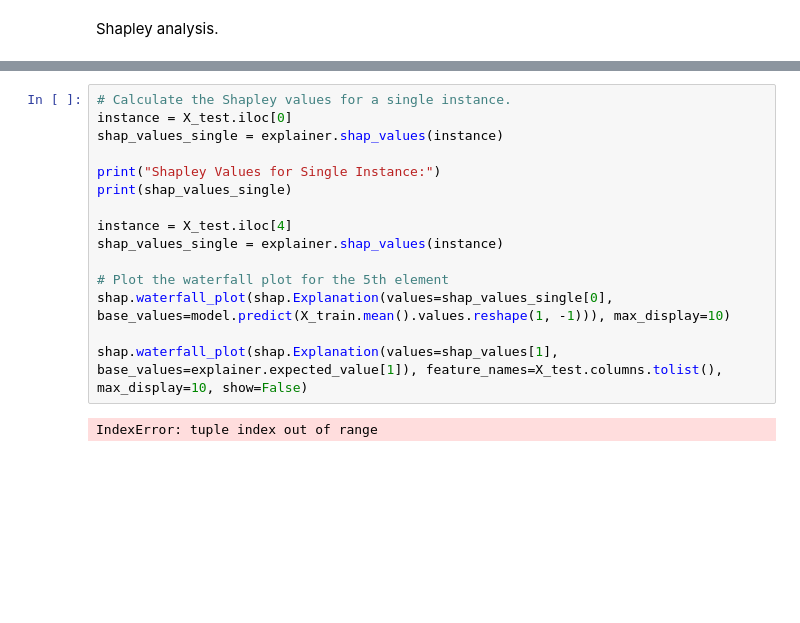
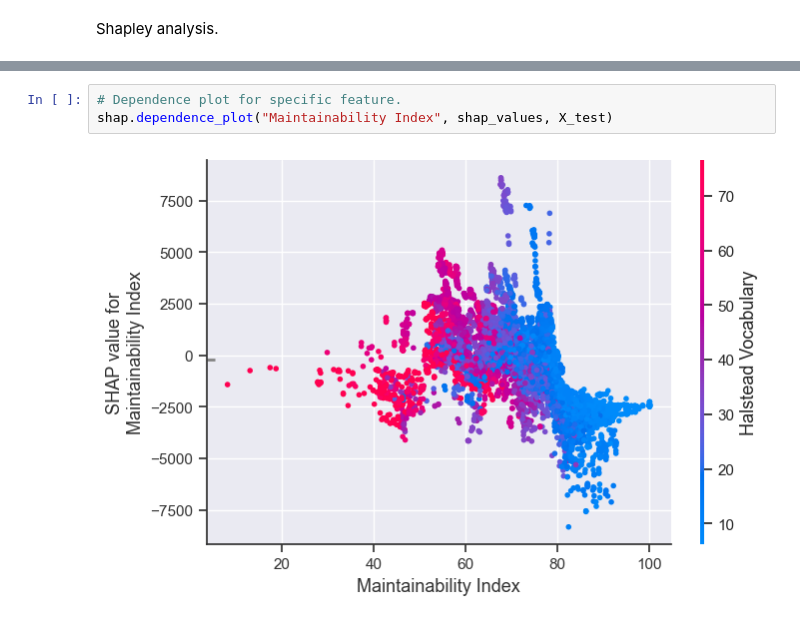
Before and after one commit to qwerltaz/metric-dynamics, a Jupyter notebook: eda.ipynb, the cells around one changed output, grey strips where cells are left out. Cells and saved outputs as stored; diff of their text form; blank space fills up the shorter version.

```diff
--- a/eda.ipynb
+++ b/eda.ipynb
@@ -122,17 +126,5 @@ IndexError: tuple index out of range
-# %%
-# Calculate the Shapley values for a single instance.
-instance = X_test.iloc[0]
-shap_values_single = explainer.shap_values(instance)
-
-print("Shapley Values for Single Instance:")
-print(shap_values_single)
-
-instance = X_test.iloc[4]
-shap_values_single = explainer.shap_values(instance)
-
-# Plot the waterfall plot for the 5th element
-shap.waterfall_plot(shap.Explanation(values=shap_values_single[0], base_values=model.predict(X_train.mean().values.reshape(1, -1))), max_display=10)
-
-shap.waterfall_plot(shap.Explanation(values=shap_values[1], base_values=explainer.expected_value[1]), feature_names=X_test.columns.tolist(), max_display=10, show=False)
-# %% [output]
-IndexError: tuple index out of range
+# %%
+# Dependence plot for specific feature.
+shap.dependence_plot("Maintainability Index", shap_values, X_test)
+# %% [output]
+[figure, added]
```
Also changed, not shown: parts of 7 cells of this notebook, 2 other files.
